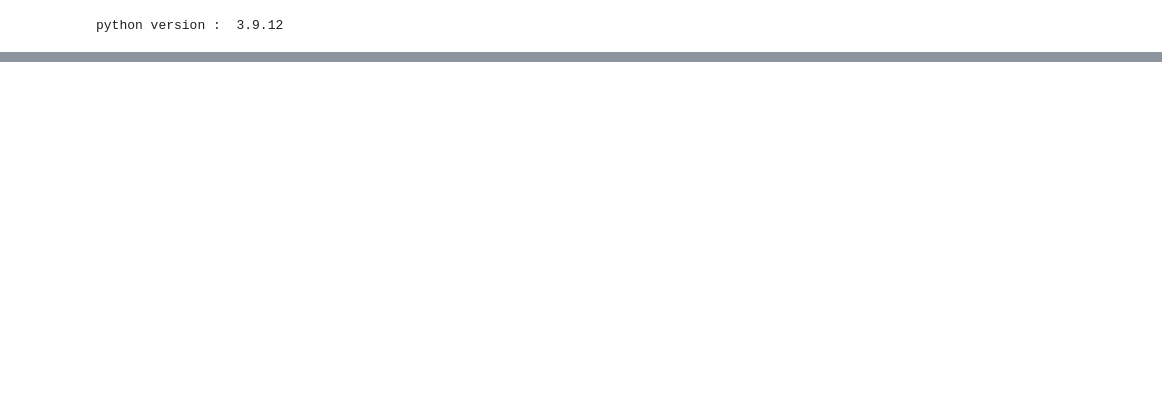
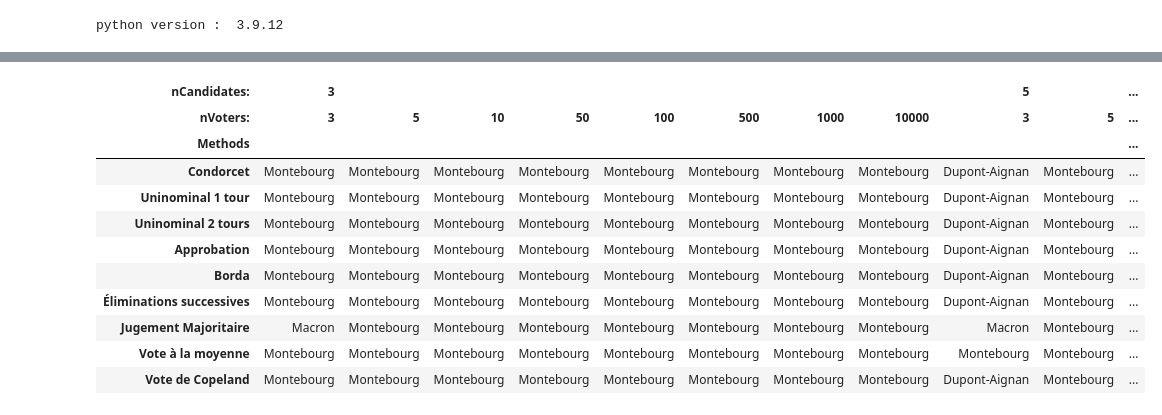
Before and after one commit to Naghan1132/Comparison-of-winners-of-elections-with-different-voting-methods, a Jupyter notebook: recherche.ipynb, the cells around one changed output, grey strips where cells are left out. Saved outputs shown, nothing was run; the diff lists cells and outputs as text; code cells hidden in the pictures; blank space fills up the shorter version.

```diff
--- a/recherche.ipynb
+++ b/recherche.ipynb
@@ -836,22 +860,36 @@ for method in listMethods:
 # %%
 import pandas as pd
 
 # Voir les changements avec 10, 100, 1000 votants, si les méthodes qui de base donnez les même vainqueurs
 # ne le font plus OK
 
 
 #pd.set_option("colheader_justify", "center")
 
-listeNomMethodes = ["Condorcet","Uninominal 1 tour","Uninominal 2 tours","Approbation","Borda","Éliminations successives","Jugement Majoritaire","Vote à la moyenne"]
+listeNomMethodes = ["Condorcet","Uninominal 1 tour","Uninominal 2 tours","Approbation","Borda",
+                    "Éliminations successives","Jugement Majoritaire","Vote à la moyenne","Vote de Copeland"]
 
 # ======== DataFrame ========
 
 df = pd.DataFrame(data,index = pd.Index(listeNomMethodes, name = 'Methods'),
                   columns = pd.MultiIndex.from_product([listNbCandidates,listNbVoters],
                                                      names=['nCandidates:', 'nVoters:']))
 
 
 df.style
+# %% [output]
+| nCandidates: | 3 |  |  |  |  |  |  |  | 5 |  | ... |
+| nVoters: | 3 | 5 | 10 | 50 | 100 | 500 | 1000 | 10000 | 3 | 5 | ... |
+| Methods |  |  |  |  |  |  |  |  |  |  | ... |
+| Condorcet | Montebourg | Montebourg | Montebourg | Montebourg | Montebourg | Montebourg | Montebourg | Montebourg | Dupont-Aignan | Montebourg | ... |
+| Uninominal 1 tour | Montebourg | Montebourg | Montebourg | Montebourg | Montebourg | Montebourg | Montebourg | Montebourg | Dupont-Aignan | Montebourg | ... |
+| Uninominal 2 tours | Montebourg | Montebourg | Montebourg | Montebourg | Montebourg | Montebourg | Montebourg | Montebourg | Dupont-Aignan | Montebourg | ... |
+| Approbation | Montebourg | Montebourg | Montebourg | Montebourg | Montebourg | Montebourg | Montebourg | Montebourg | Dupont-Aignan | Montebourg | ... |
+| Borda | Montebourg | Montebourg | Montebourg | Montebourg | Montebourg | Montebourg | Montebourg | Montebourg | Dupont-Aignan | Montebourg | ... |
+| Éliminations successives | Montebourg | Montebourg | Montebourg | Montebourg | Montebourg | Montebourg | Montebourg | Montebourg | Dupont-Aignan | Montebourg | ... |
+| Jugement Majoritaire | Macron | Montebourg | Montebourg | Montebourg | Montebourg | Montebourg | Montebourg | Montebourg | Macron | Montebourg | ... |
+| Vote à la moyenne | Montebourg | Montebourg | Montebourg | Montebourg | Montebourg | Montebourg | Montebourg | Montebourg | Montebourg | Montebourg | ... |
+| Vote de Copeland | Montebourg | Montebourg | Montebourg | Montebourg | Montebourg | Montebourg | Montebourg | Montebourg | Dupont-Aignan | Montebourg | ... |
 # %%
 df.to_excel("all_results.xlsx")
 df.to_csv("all_results.csv",index=False)
```
Also changed, not shown: parts of 7 cells of this notebook, 1 other file.
